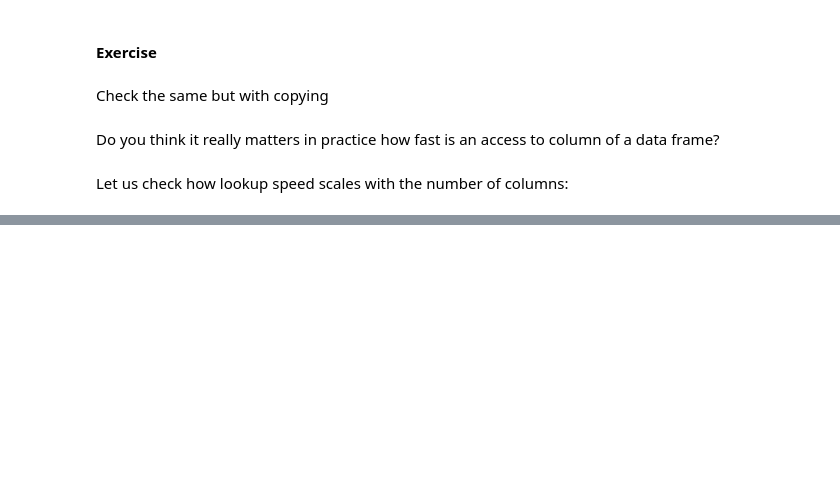
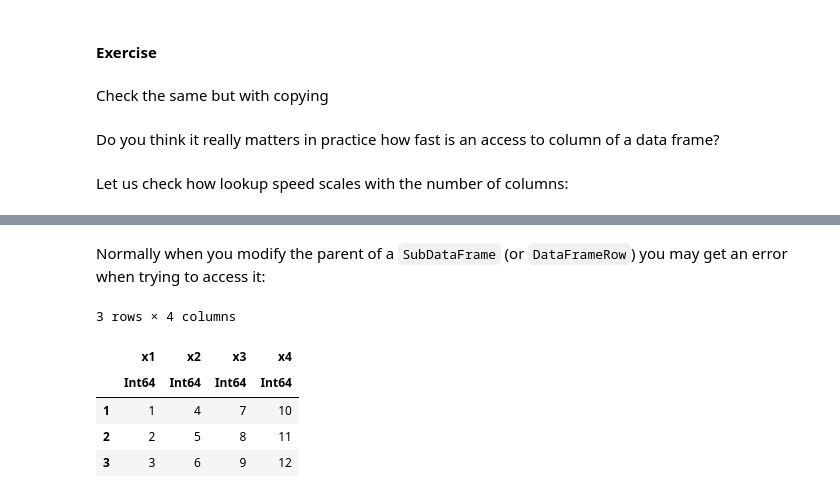
Before and after one commit to bkamins/JuliaCon2020-DataFrames-Tutorial, a Jupyter notebook: indexing_part1_introduction.ipynb, the cells around one changed output, grey strips where cells are left out. Cells and saved outputs as stored; diff of their text form; code cells hidden in the pictures; blank space fills up the shorter version.

```diff
--- a/indexing_part1_introduction.ipynb
+++ b/indexing_part1_introduction.ipynb
@@ -138,0 +377,11 @@ Let us check how lookup speed scales with the number of columns:
+# %% [markdown]
+Normally when you modify the parent of a `SubDataFrame` (or `DataFrameRow`) you may get an error when trying to access it:
+# %%
+df4 = DataFrame(reshape(1:12, 3, 4))
+# %% [output]
+3 rows × 4 columns
+|  | x1 | x2 | x3 | x4 |
+|  | Int64 | Int64 | Int64 | Int64 |
+| 1 | 1 | 4 | 7 | 10 |
+| 2 | 2 | 5 | 8 | 11 |
+| 3 | 3 | 6 | 9 | 12 |
```
Also changed, not shown: parts of 62 cells of this notebook.
